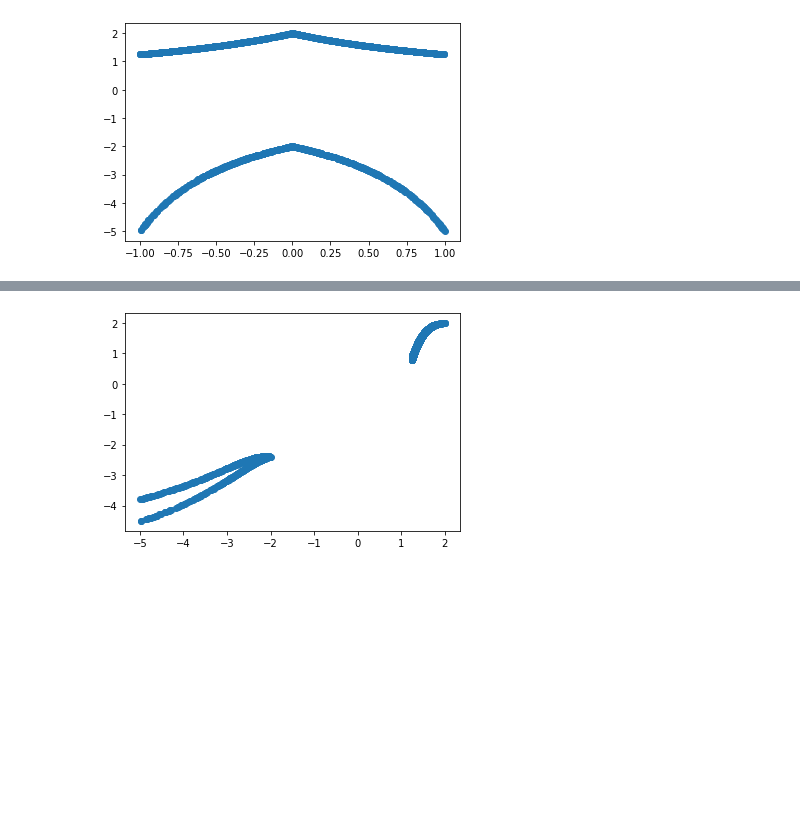
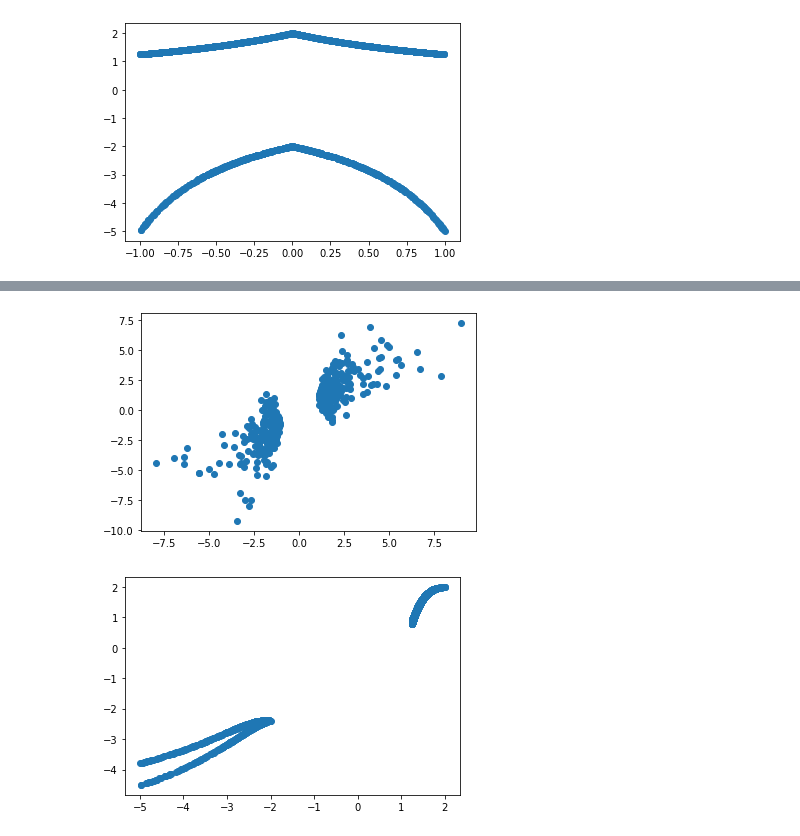
Before and after one commit to syrgkanislab/adversarial_reisz, a Jupyter notebook: LinearAdversarialReisz-local.ipynb, the cells around one changed output, grey strips where cells are left out. Drawn from its saved outputs; the diff is of its cells as text; code cells hidden in the pictures; blank space fills up the shorter version.

```diff
--- a/LinearAdversarialReisz-local.ipynb
+++ b/LinearAdversarialReisz-local.ipynb
@@ -513,4 +508,7 @@ mean_ci(moment_fn(X, est.predict) + a_test * (y - est.predict(X)))
 # %%
-plt.scatter(df['rr'], pred)
-plt.show()
+if not synth:
+    plt.scatter(df['rr'][:n_samples], a_test)
+    plt.show()
+# %% [output]
+[figure, added]
 # %%
```
Also changed, not shown: parts of 16 cells of this notebook, 2 other files.
